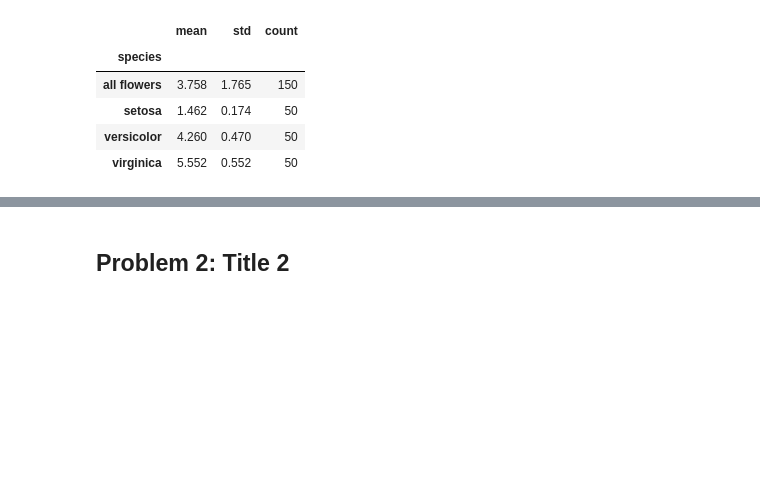
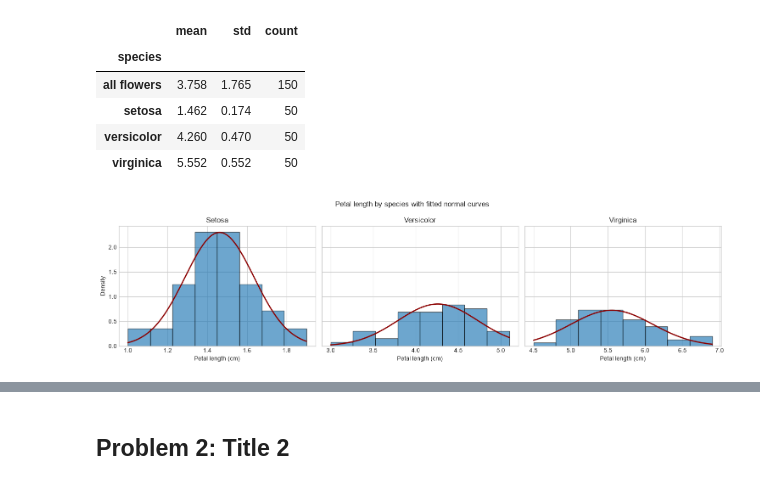
Before and after one commit to HewaOrang/AppStat, a Jupyter notebook: problems.ipynb, the cells around one changed output, grey strips where cells are left out. Cells and saved outputs as stored; diff of their text form; code cells hidden in the pictures; blank space fills up the shorter version.

Commit message:
creating Hist for each species and adding normal dist on each. description and comparasion of the plots are also included

```diff
--- a/problems.ipynb
+++ b/problems.ipynb
@@ -53,3 +53,20 @@ summary.round(3)
 | setosa | 1.462 | 0.174 | 50 |
 | versicolor | 4.260 | 0.470 | 50 |
 | virginica | 5.552 | 0.552 | 50 |
+# %%
+fig, axes = plt.subplots(1, 3, figsize=(15, 4), sharey=True)
+for axis, species in zip(axes, species_order):
+    values = iris.loc[iris["species"] == species, "petal_length"]
+    mean = values.mean()
+    std = values.std(ddof=1)
+    curve_x = np.linspace(values.min(), values.max(), 250)
+    axis.hist(values, bins=8, density=True, alpha=0.65, edgecolor="black")
+    axis.plot(curve_x, stats.norm.pdf(curve_x, mean, std), color="darkred", linewidth=2)
+    axis.set_title(species.title())
+    axis.set_xlabel("Petal length (cm)")
+axes[0].set_ylabel("Density")
+fig.suptitle("Petal length by species with fitted normal curves")
+plt.tight_layout()
+plt.show()
+# %% [output]
+[figure, added]
```
Also changed, not shown: parts of 1 cell of this notebook.
